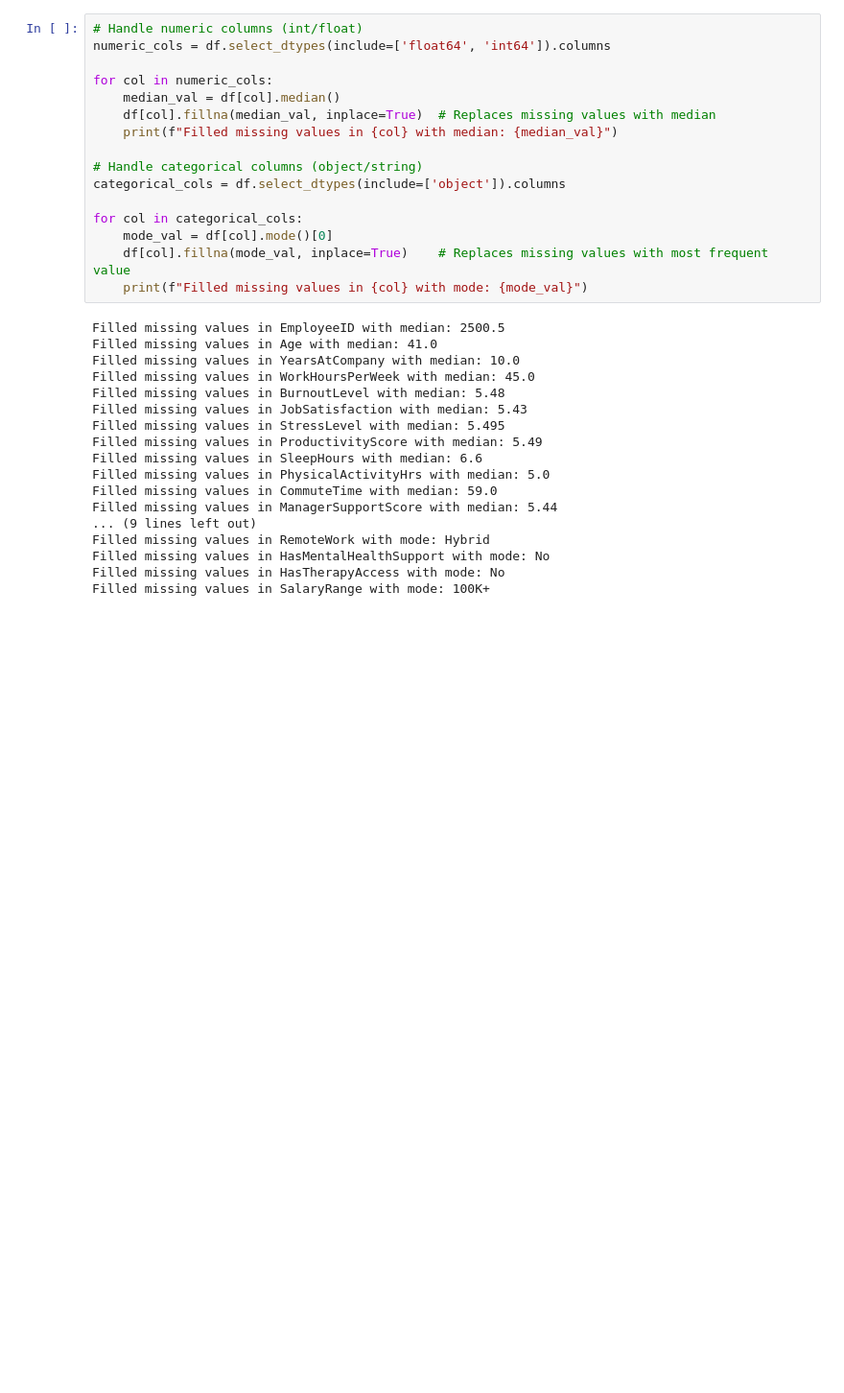
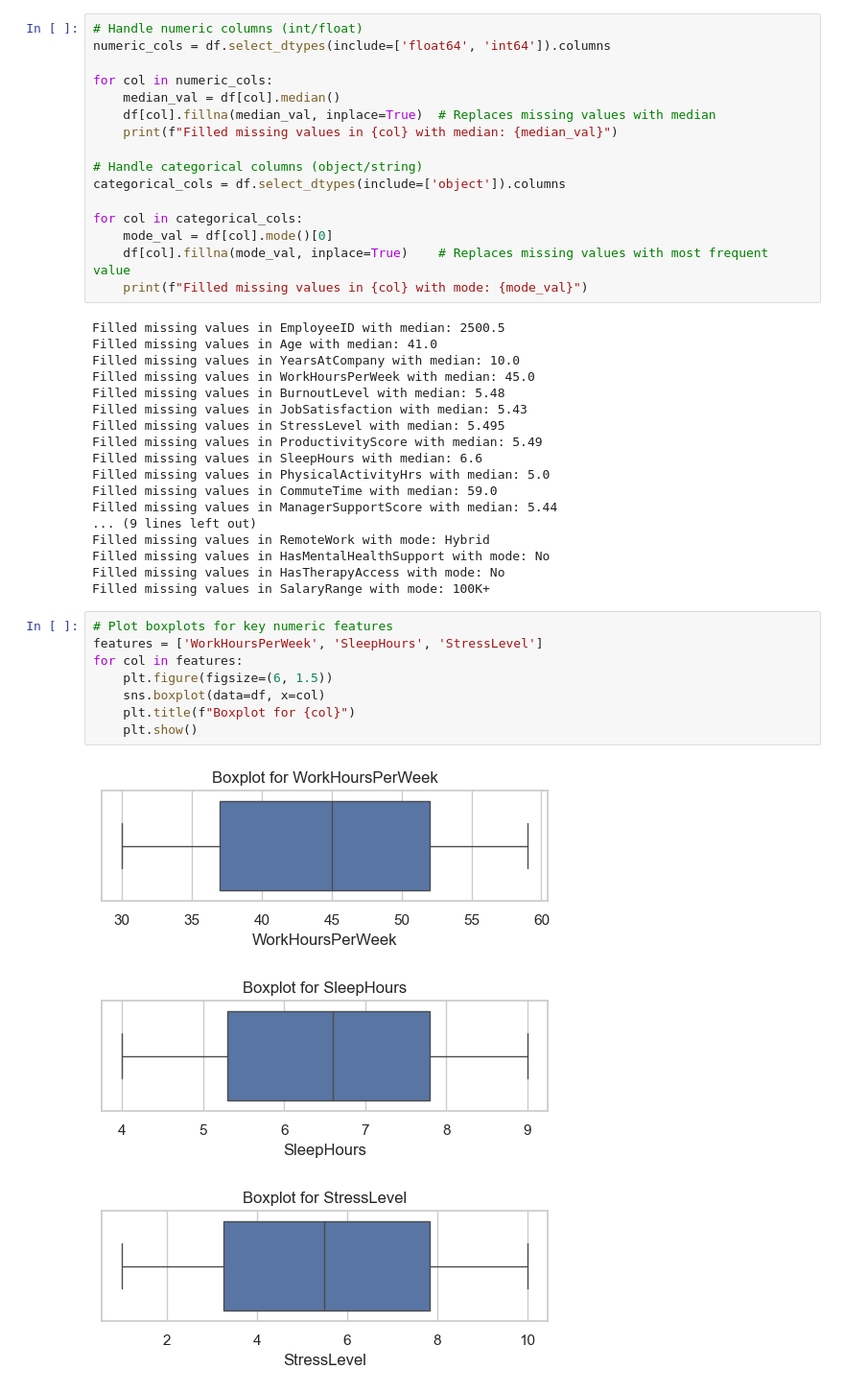
Before and after one commit to viswajit124/ACM-30day-chalenge-Viswajit-A, a Jupyter notebook: Cycle_1_Clean_Data_Champions/Day_01_Burnout_Breakdown.ipynb, the cells around one changed output. Shown at 96% size. Cells and saved outputs as stored; diff of their text form; blank space fills up the shorter version.

```diff
--- a/Cycle_1_Clean_Data_Champions/Day_01_Burnout_Breakdown.ipynb
+++ b/Cycle_1_Clean_Data_Champions/Day_01_Burnout_Breakdown.ipynb
@@ -115,3 +115,15 @@ Filled missing values in RemoteWork with mode: Hybrid
 Filled missing values in HasMentalHealthSupport with mode: No
 Filled missing values in HasTherapyAccess with mode: No
 Filled missing values in SalaryRange with mode: 100K+
+# %%
+# Plot boxplots for key numeric features
+features = ['WorkHoursPerWeek', 'SleepHours', 'StressLevel']
+for col in features:
+    plt.figure(figsize=(6, 1.5))
+    sns.boxplot(data=df, x=col)
+    plt.title(f"Boxplot for {col}")
+    plt.show()
+# %% [output]
+[figure, added]
+[figure, added]
+[figure, added]
```
Also changed, not shown: parts of 4 cells of this notebook.
